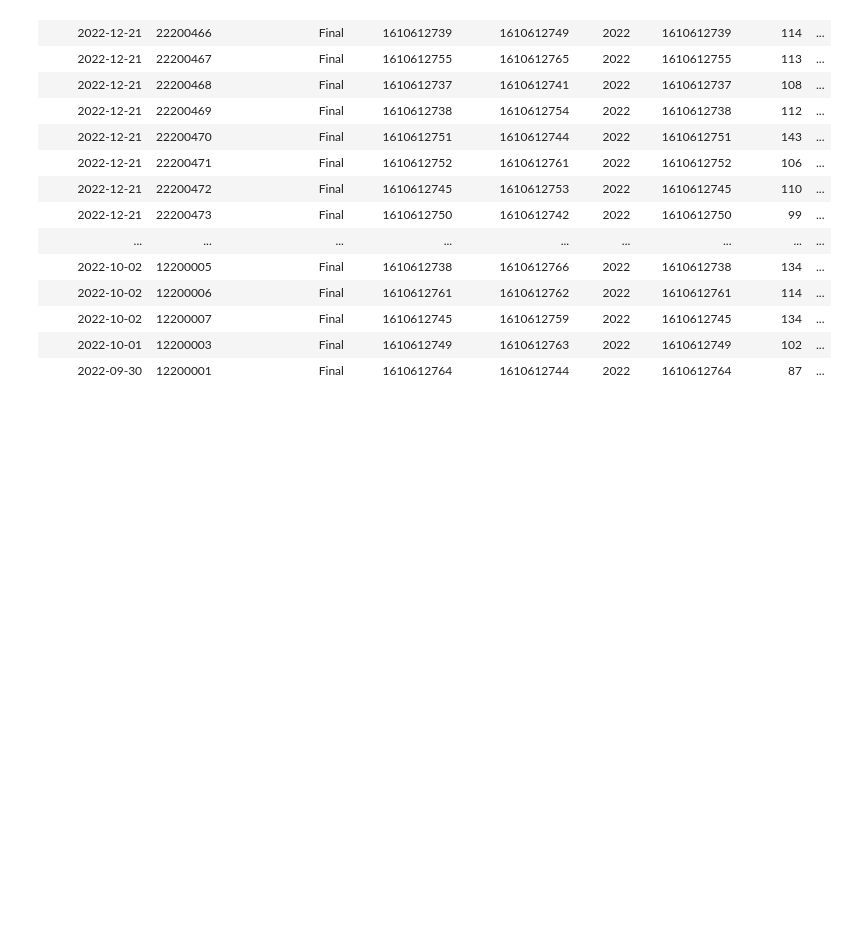
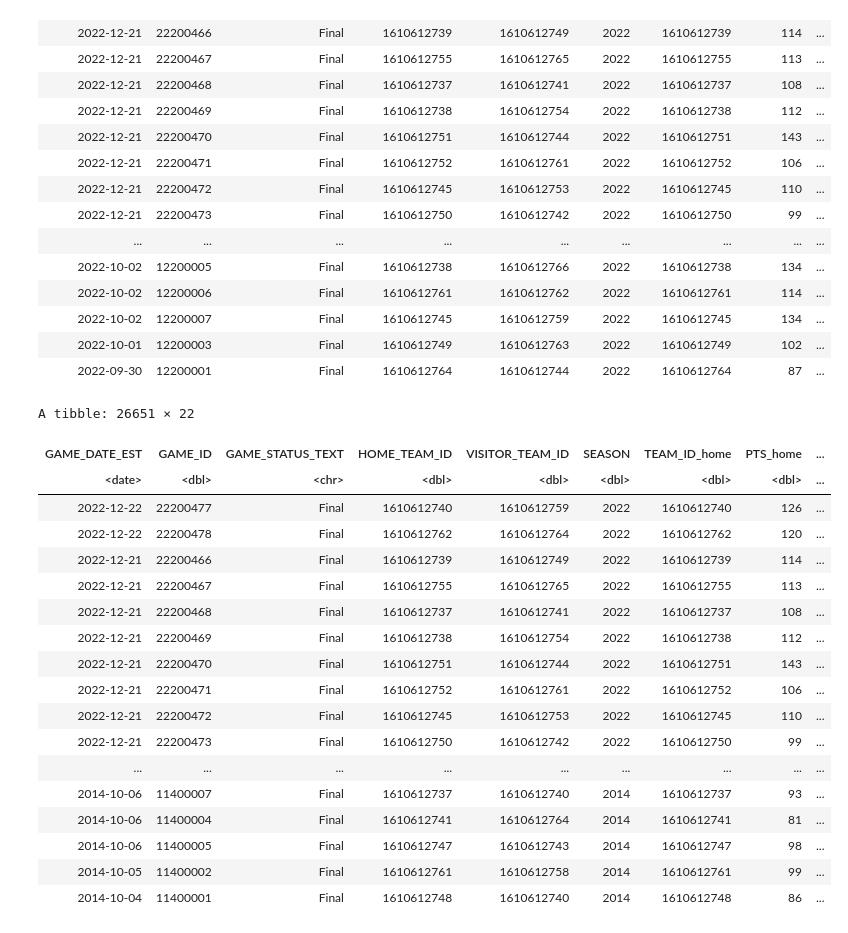
Before and after one commit to kevinnkansah/LearnDataScience, a Jupyter notebook: R/R_Notebook.ipynb, the cells around one changed output. Drawn from its saved outputs; the diff is of its cells as text; code cells hidden in the pictures; blank space fills up the shorter version.

```diff
--- a/R/R_Notebook.ipynb
+++ b/R/R_Notebook.ipynb
@@ -67,0 +75,24 @@ fil
+# %%
+mutated_data <- basketball_data %>%
+  mutate(POINTS_DIFF = PTS_home - PTS_away)
+mutated_data
+# %% [output]
+A tibble: 26651 × 22
+| GAME_DATE_EST | GAME_ID | GAME_STATUS_TEXT | HOME_TEAM_ID | VISITOR_TEAM_ID | SEASON | TEAM_ID_home | PTS_home | ... |
+| <date> | <dbl> | <chr> | <dbl> | <dbl> | <dbl> | <dbl> | <dbl> | ... |
+| 2022-12-22 | 22200477 | Final | 1610612740 | 1610612759 | 2022 | 1610612740 | 126 | ... |
+| 2022-12-22 | 22200478 | Final | 1610612762 | 1610612764 | 2022 | 1610612762 | 120 | ... |
+| 2022-12-21 | 22200466 | Final | 1610612739 | 1610612749 | 2022 | 1610612739 | 114 | ... |
+| 2022-12-21 | 22200467 | Final | 1610612755 | 1610612765 | 2022 | 1610612755 | 113 | ... |
+| 2022-12-21 | 22200468 | Final | 1610612737 | 1610612741 | 2022 | 1610612737 | 108 | ... |
+| 2022-12-21 | 22200469 | Final | 1610612738 | 1610612754 | 2022 | 1610612738 | 112 | ... |
+| 2022-12-21 | 22200470 | Final | 1610612751 | 1610612744 | 2022 | 1610612751 | 143 | ... |
+| 2022-12-21 | 22200471 | Final | 1610612752 | 1610612761 | 2022 | 1610612752 | 106 | ... |
+| 2022-12-21 | 22200472 | Final | 1610612745 | 1610612753 | 2022 | 1610612745 | 110 | ... |
+| 2022-12-21 | 22200473 | Final | 1610612750 | 1610612742 | 2022 | 1610612750 | 99 | ... |
+| ... | ... | ... | ... | ... | ... | ... | ... | ... |
+| 2014-10-06 | 11400007 | Final | 1610612737 | 1610612740 | 2014 | 1610612737 | 93 | ... |
+| 2014-10-06 | 11400004 | Final | 1610612741 | 1610612764 | 2014 | 1610612741 | 81 | ... |
+| 2014-10-06 | 11400005 | Final | 1610612747 | 1610612743 | 2014 | 1610612747 | 98 | ... |
+| 2014-10-05 | 11400002 | Final | 1610612761 | 1610612758 | 2014 | 1610612761 | 99 | ... |
+| 2014-10-04 | 11400001 | Final | 1610612748 | 1610612740 | 2014 | 1610612748 | 86 | ... |
```
Also changed, not shown: parts of 8 cells of this notebook.
